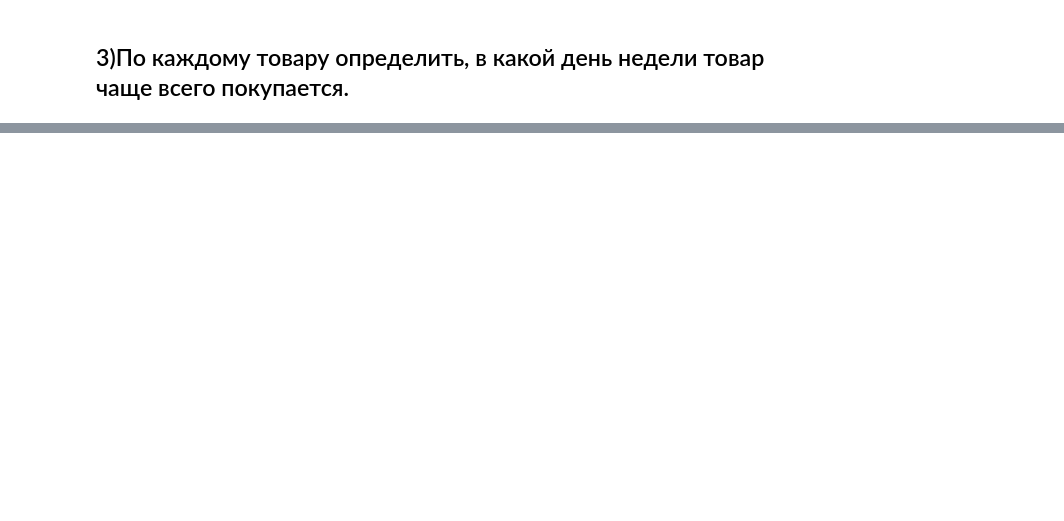
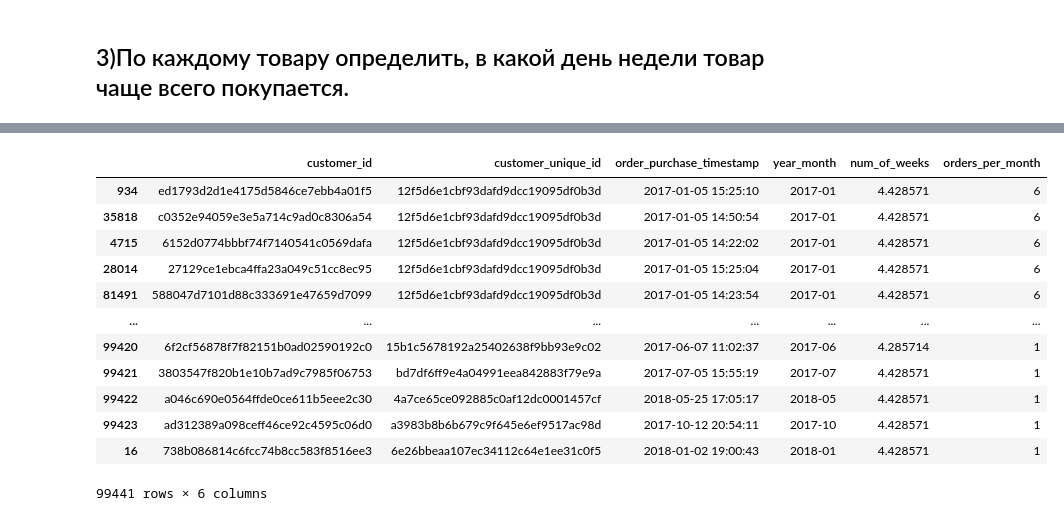
Before and after one commit to DAnyadenzel23/Statistics, a Jupyter notebook: inter_project/main.ipynb, the cells around one changed output, grey strips where cells are left out. Saved outputs shown, nothing was run; the diff lists cells and outputs as text; code cells hidden in the pictures; blank space fills up the shorter version.

```diff
--- a/inter_project/main.ipynb
+++ b/inter_project/main.ipynb
@@ -269,3 +269,6 @@ orders_core_df.head()
 | 2 | 47770eb9100c2d0c44946d9cf07ec65d | 41ce2a54c0b03bf3443c3d931a367089 | delivered | 2018-08-08 08:38:49 | 2018-08-08 08:55:23 | 2018-08-08 13:50:00 | ... |
 | 3 | 949d5b44dbf5de918fe9c16f97b45f8a | f88197465ea7920adcdbec7375364d82 | delivered | 2017-11-18 19:28:06 | 2017-11-18 19:45:59 | 2017-11-22 13:39:59 | ... |
 | 4 | ad21c59c0840e6cb83a9ceb5573f8159 | 8ab97904e6daea8866dbdbc4fb7aad2c | delivered | 2018-02-13 21:18:39 | 2018-02-13 22:20:29 | 2018-02-14 19:46:34 | ... |
+# %%
+orders_core_df['day_of_purchase'] = pd.to_datetime(orders_core_df['order_purchase_timestamp']).dt.day_name()
+orders_core_df['day_of_purchase'].head()
@@ -271,0 +321,4 @@ orders_core_df.head()
+# %%
+#Мерджим 2 таблицы для вычисления необходимой метрики
+df = orders_core_df.merge(customers_df, on='customer_id')[['customer_id', 'customer_unique_id', 'order_purchase_timestamp']]
+df
@@ -271,0 +339,8 @@ orders_core_df.head()
+# %%
+# Переводим признак в формат datetime
+df['order_purchase_timestamp'] = pd.to_datetime(df['order_purchase_timestamp'])
+#Выделяем год и месяц для группировки
+df['year_month'] = df['order_purchase_timestamp'].dt.strftime('%Y-%m')
+#Счиатем количество недель в данном месяце
+df['num_of_weeks'] = df['order_purchase_timestamp'].dt.days_in_month / 7
+df[['order_purchase_timestamp', 'num_of_weeks', 'year_month']]
@@ -271,0 +361,18 @@ orders_core_df.head()
+# %%
+# Считаем количество заказов по месяцам у кажого пользователя
+df['orders_per_month'] = df.groupby(['customer_unique_id', 'year_month'])['customer_id'].transform('count')
+df.sort_values('orders_per_month', ascending=False)
+# %% [output]
+|  | customer_id | customer_unique_id | order_purchase_timestamp | year_month | num_of_weeks | orders_per_month |
+| 934 | ed1793d2d1e4175d5846ce7ebb4a01f5 | 12f5d6e1cbf93dafd9dcc19095df0b3d | 2017-01-05 15:25:10 | 2017-01 | 4.428571 | 6 |
+| 35818 | c0352e94059e3e5a714c9ad0c8306a54 | 12f5d6e1cbf93dafd9dcc19095df0b3d | 2017-01-05 14:50:54 | 2017-01 | 4.428571 | 6 |
+| 4715 | 6152d0774bbbf74f7140541c0569dafa | 12f5d6e1cbf93dafd9dcc19095df0b3d | 2017-01-05 14:22:02 | 2017-01 | 4.428571 | 6 |
+| 28014 | 27129ce1ebca4ffa23a049c51cc8ec95 | 12f5d6e1cbf93dafd9dcc19095df0b3d | 2017-01-05 15:25:04 | 2017-01 | 4.428571 | 6 |
+| 81491 | 588047d7101d88c333691e47659d7099 | 12f5d6e1cbf93dafd9dcc19095df0b3d | 2017-01-05 14:23:54 | 2017-01 | 4.428571 | 6 |
+| ... | ... | ... | ... | ... | ... | ... |
+| 99420 | 6f2cf56878f7f82151b0ad02590192c0 | 15b1c5678192a25402638f9bb93e9c02 | 2017-06-07 11:02:37 | 2017-06 | 4.285714 | 1 |
+| 99421 | 3803547f820b1e10b7ad9c7985f06753 | bd7df6ff9e4a04991eea842883f79e9a | 2017-07-05 15:55:19 | 2017-07 | 4.428571 | 1 |
+| 99422 | a046c690e0564ffde0ce611b5eee2c30 | 4a7ce65ce092885c0af12dc0001457cf | 2018-05-25 17:05:17 | 2018-05 | 4.428571 | 1 |
+| 99423 | ad312389a098ceff46ce92c4595c06d0 | a3983b8b6b679c9f645e6ef9517ac98d | 2017-10-12 20:54:11 | 2017-10 | 4.428571 | 1 |
+| 16 | 738b086814c6fcc74b8cc583f8516ee3 | 6e26bbeaa107ec34112c64e1ee31c0f5 | 2018-01-02 19:00:43 | 2018-01 | 4.428571 | 1 |
+99441 rows × 6 columns
```
Also changed, not shown: parts of 28 cells of this notebook.
